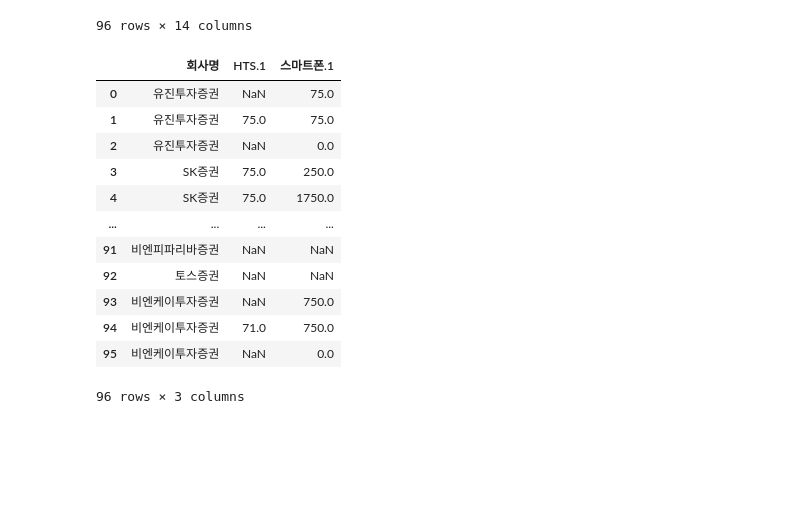
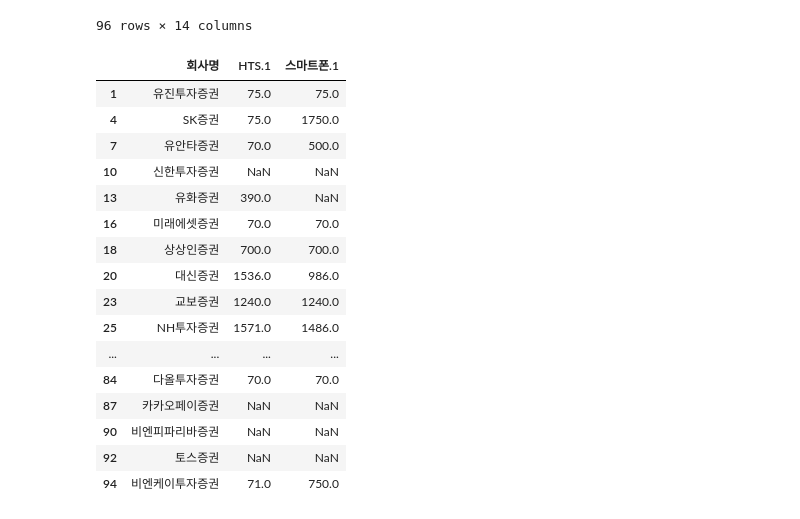
Before and after one commit to jihun-shim/study_pandas, a Jupyter notebook: quests/Compare_stocktradingfees.ipynb, the cells around one changed output. Saved outputs shown, nothing was run; the diff lists cells and outputs as text; code cells hidden in the pictures; blank space fills up the shorter version.

```diff
--- a/quests/Compare_stocktradingfees.ipynb
+++ b/quests/Compare_stocktradingfees.ipynb
@@ -20,20 +20,26 @@ compare_stock
 | 94 | 비엔케이투자증권 | /img/sub/ico_pdf.gif | 2020/08/24 | 50만원 | 변경후 | 2246.00000 | 1496.0 | NaN | 750.0 | 2246.0 | 71.0 | ... |
 | 95 | 비엔케이투자증권 | /img/sub/ico_pdf.gif | 2020/08/24 | 50만원 | 변경율 | NaN | NaN | NaN | 0.0 | NaN | NaN | ... |
 96 rows × 14 columns
+# %%
+compare_stock_filter=compare_stock[compare_stock['구분']=='변경후']
 # %%
-compare_stock[['회사명','HTS.1','스마트폰.1']]
+compare_stock_filter[['회사명','HTS.1','스마트폰.1']]
 # %% [output]
 |  | 회사명 | HTS.1 | 스마트폰.1 |
-| 0 | 유진투자증권 | NaN | 75.0 |
 | 1 | 유진투자증권 | 75.0 | 75.0 |
-| 2 | 유진투자증권 | NaN | 0.0 |
-| 3 | SK증권 | 75.0 | 250.0 |
 | 4 | SK증권 | 75.0 | 1750.0 |
+| 7 | 유안타증권 | 70.0 | 500.0 |
+| 10 | 신한투자증권 | NaN | NaN |
+| 13 | 유화증권 | 390.0 | NaN |
+| 16 | 미래에셋증권 | 70.0 | 70.0 |
+| 18 | 상상인증권 | 700.0 | 700.0 |
+| 20 | 대신증권 | 1536.0 | 986.0 |
+| 23 | 교보증권 | 1240.0 | 1240.0 |
+| 25 | NH투자증권 | 1571.0 | 1486.0 |
 | ... | ... | ... | ... |
-| 91 | 비엔피파리바증권 | NaN | NaN |
+| 84 | 다올투자증권 | 70.0 | 70.0 |
+| 87 | 카카오페이증권 | NaN | NaN |
+| 90 | 비엔피파리바증권 | NaN | NaN |
 | 92 | 토스증권 | NaN | NaN |
-| 93 | 비엔케이투자증권 | NaN | 750.0 |
 | 94 | 비엔케이투자증권 | 71.0 | 750.0 |
-| 95 | 비엔케이투자증권 | NaN | 0.0 |
-96 rows × 3 columns
 # %%
```
Also changed, not shown: parts of 5 cells of this notebook, 11 other files.
